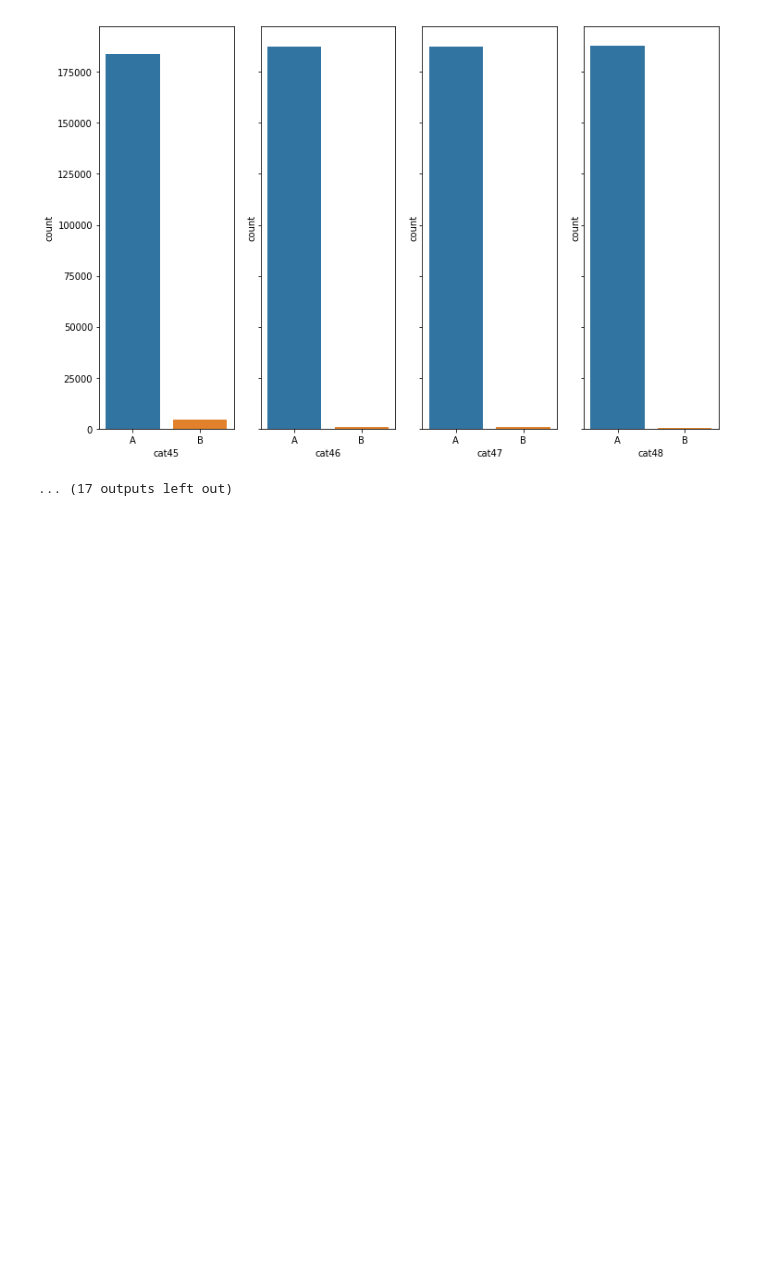
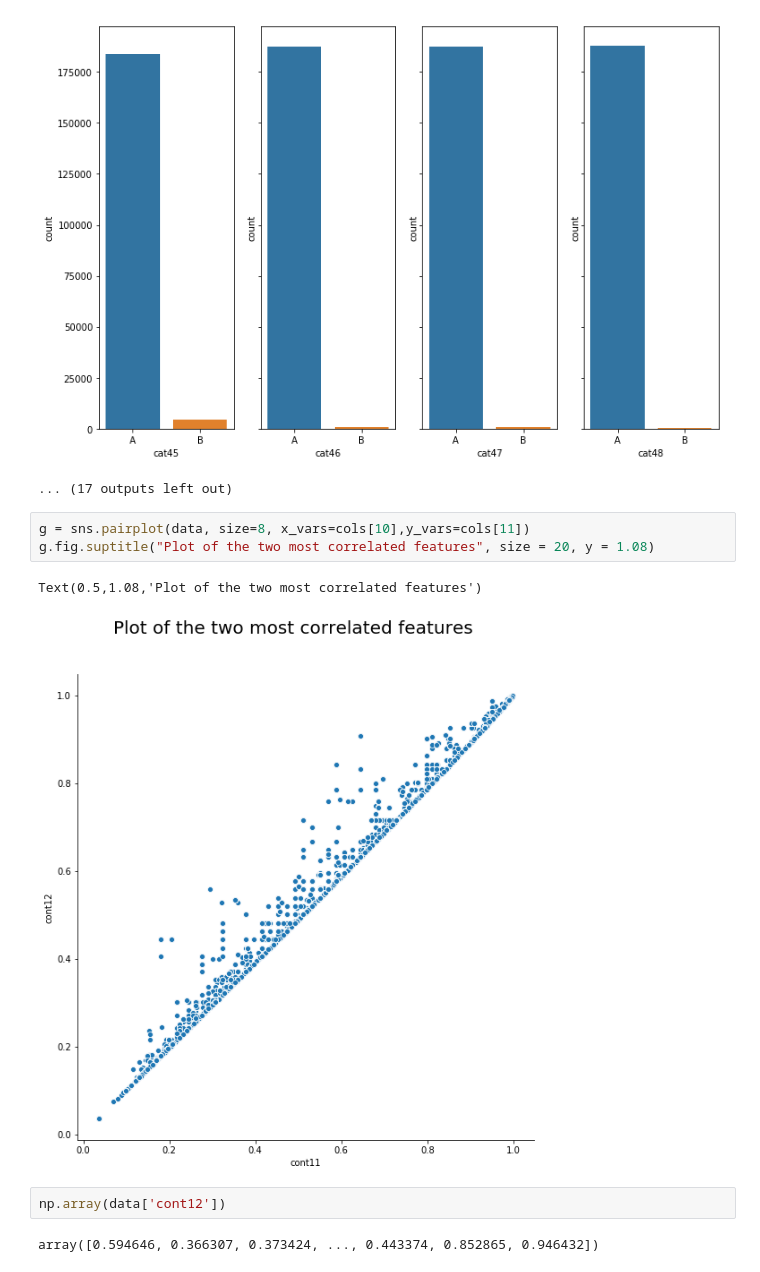
Before and after one commit to jetsaltydog/GBM_Project, a Jupyter notebook: The_data.ipynb, the cells around one changed output. Saved outputs shown, nothing was run; the diff lists cells and outputs as text; blank space fills up the shorter version.

```diff
--- a/The_data.ipynb
+++ b/The_data.ipynb
@@ -237,3 +220,13 @@ for i in range(n_rows):
 [figure]
 [figure]
 ... (17 outputs left out)
+# %%
+g = sns.pairplot(data, size=8, x_vars=cols[10],y_vars=cols[11])
+g.fig.suptitle("Plot of the two most correlated features", size = 20, y = 1.08)
+# %% [output]
+Text(0.5,1.08,'Plot of the two most correlated features')
+[figure, added]
+# %%
+np.array(data['cont12'])
+# %% [output]
+array([0.594646, 0.366307, 0.373424, ..., 0.443374, 0.852865, 0.946432])
```
Also changed, not shown: parts of 4 cells of this notebook.
